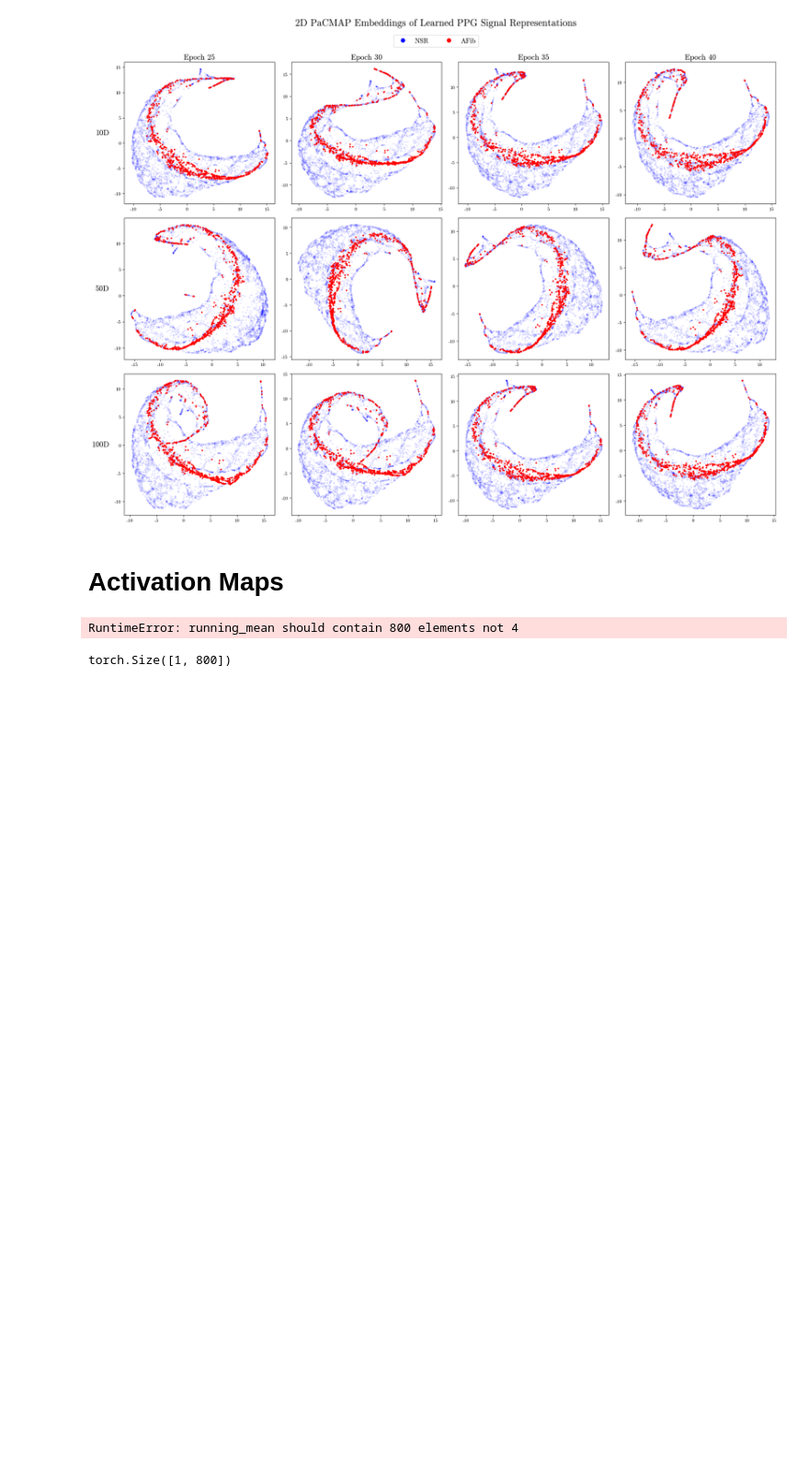
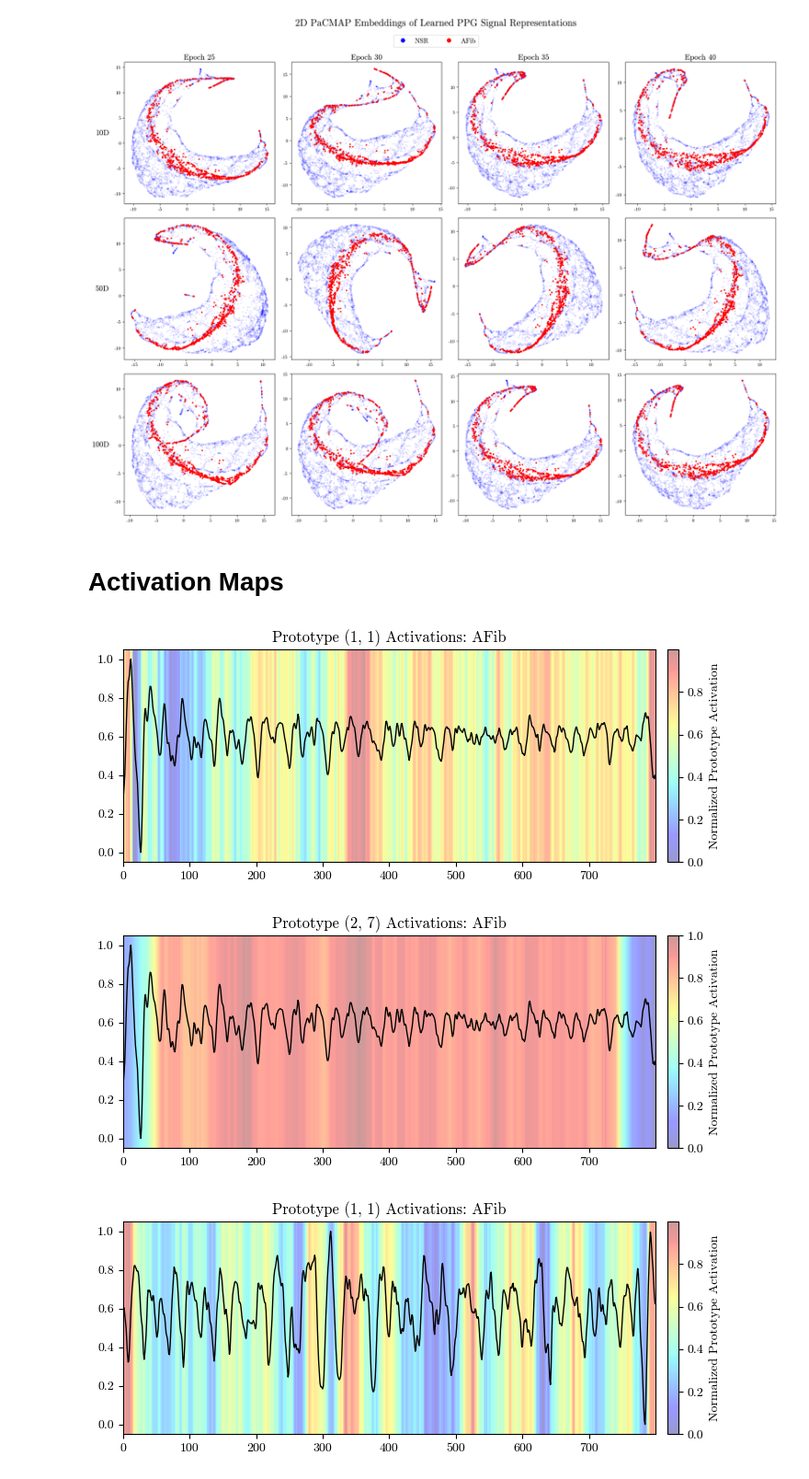
Before and after one commit to haiyan-wang/proto-tsrl, a Jupyter notebook: src/experiments/ppg/ppg_experiments.ipynb, the cells around one changed output. Shown at 92% size. Cells and saved outputs as stored; diff of their text form; code cells hidden in the pictures; blank space fills up the shorter version.

Commit message:
added prototype activations

```diff
--- a/src/experiments/ppg/ppg_experiments.ipynb
+++ b/src/experiments/ppg/ppg_experiments.ipynb
@@ -602,6 +608,26 @@ fig.tight_layout(rect=[0, 0, 1, 0.95])
 [figure]
 # %% [markdown]
 # Activation Maps
+# %%
+# Reload test data to avoid wait time
+
+X_test, y_test = load_data(
+    file_path = '/content/drive/MyDrive/Duke/Senior Year/Thesis/ppg_data/',
+    clean = INCLUDE_CLEAN_DATA,
+    seminoisy = INCLUDE_SEMINOISY_DATA,
+    noisy = INCLUDE_NOISY_DATA,
+    dataset = 'test',
+    return_labels = True
+)
+
+X_test = np.transpose(X_test, (0, 2, 1))
+X_test_tensor = torch.tensor(X_test, dtype = torch.float32)
+
+m = MODELS[dim]['epoch40']
+if isinstance(m, nn.DataParallel):
+    model = m.module
+else:
+    model = m
 # %%
 @torch.no_grad()
 def get_prototype_activations(model, x, device):
@@ -649,15 +680,11 @@ def overlay_prototype_activation(model, x, proto_layer_idx, proto_idx, device):
     plt.show()
-# %%
-m = MODELS[dim]['epoch40']
-if isinstance(m, nn.DataParallel):
-    model = m.module
-else:
-    model = m
-
-overlay_prototype_activation(model, X_test_tensor[0], proto_layer_idx = 0, proto_idx = 0, device = DEVICE)
-# %% [output]
-RuntimeError: running_mean should contain 800 elements not 4
 # %%
-X_test_tensor[0].shape
+# afib_prototype_list = [(0, 1), (1, 7)]
+overlay_prototype_activation(model, X_test_tensor[-1].unsqueeze(0), 0, 1, DEVICE, 1)
+overlay_prototype_activation(model, X_test_tensor[-1].unsqueeze(0), 1, 7, DEVICE, 1)
+overlay_prototype_activation(model, X_test_tensor[-2].unsqueeze(0), 0, 1, DEVICE, 1)
+overlay_prototype_activation(model, X_test_tensor[-2].unsqueeze(0), 1, 7, DEVICE, 1)
 # %% [output]
-torch.Size([1, 800])
+[figure, added]
+[figure, added]
+[figure, added]
```
Also changed, not shown: parts of 5 cells of this notebook.
